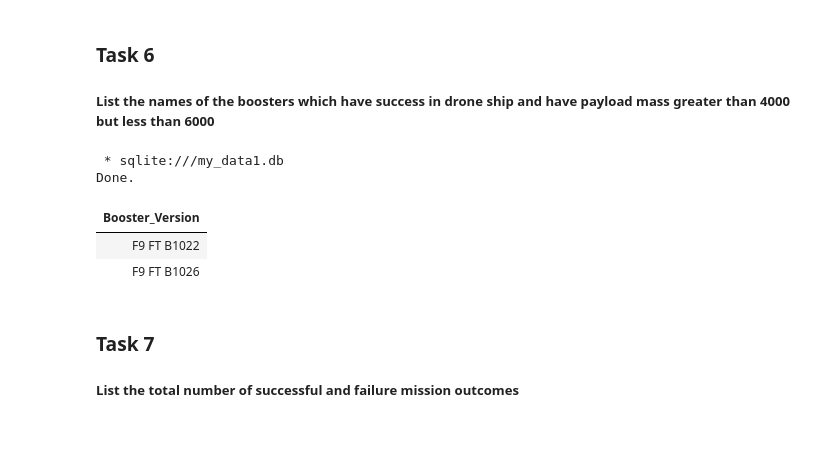
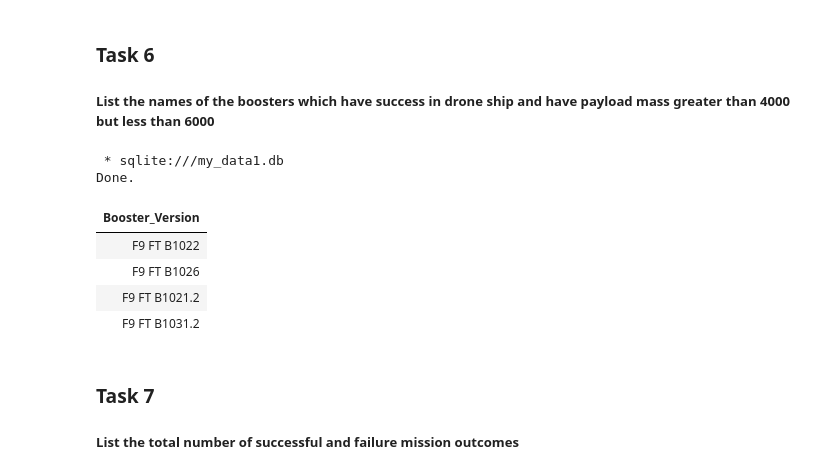
Before and after one commit to faridahr/Coursera-IBM-Data-Science-Certification-Capstone-Project, a Jupyter notebook: jupyter-labs-eda-sql-coursera_sqllite.ipynb, the cells around one changed output. Cells and saved outputs as stored; diff of their text form; code cells hidden in the pictures; blank space fills up the shorter version.

```diff
--- a/jupyter-labs-eda-sql-coursera_sqllite.ipynb
+++ b/jupyter-labs-eda-sql-coursera_sqllite.ipynb
@@ -177,13 +174,15 @@ Done.
 ##### List the names of the boosters which have success in drone ship and have payload mass greater than 4000 but less than 6000
 # %%
 %sql select distinct Booster_Version from spacextable where Landing_Outcome like 'Success%drone ship%' \
-and PAYLOAD_MASS__KG_ > 4000 and PAYLOAD_MASS__KG_ < 5000
+and PAYLOAD_MASS__KG_ > 4000 and PAYLOAD_MASS__KG_ < 6000
 # %% [output]
  * sqlite:///my_data1.db
 Done.
 | Booster_Version |
 | F9 FT B1022 |
 | F9 FT B1026 |
+| F9 FT B1021.2 |
+| F9 FT B1031.2 |
 # %% [markdown]
 ### Task 7
 
```
Also changed, not shown: parts of 1 cell of this notebook, 2 other files.
